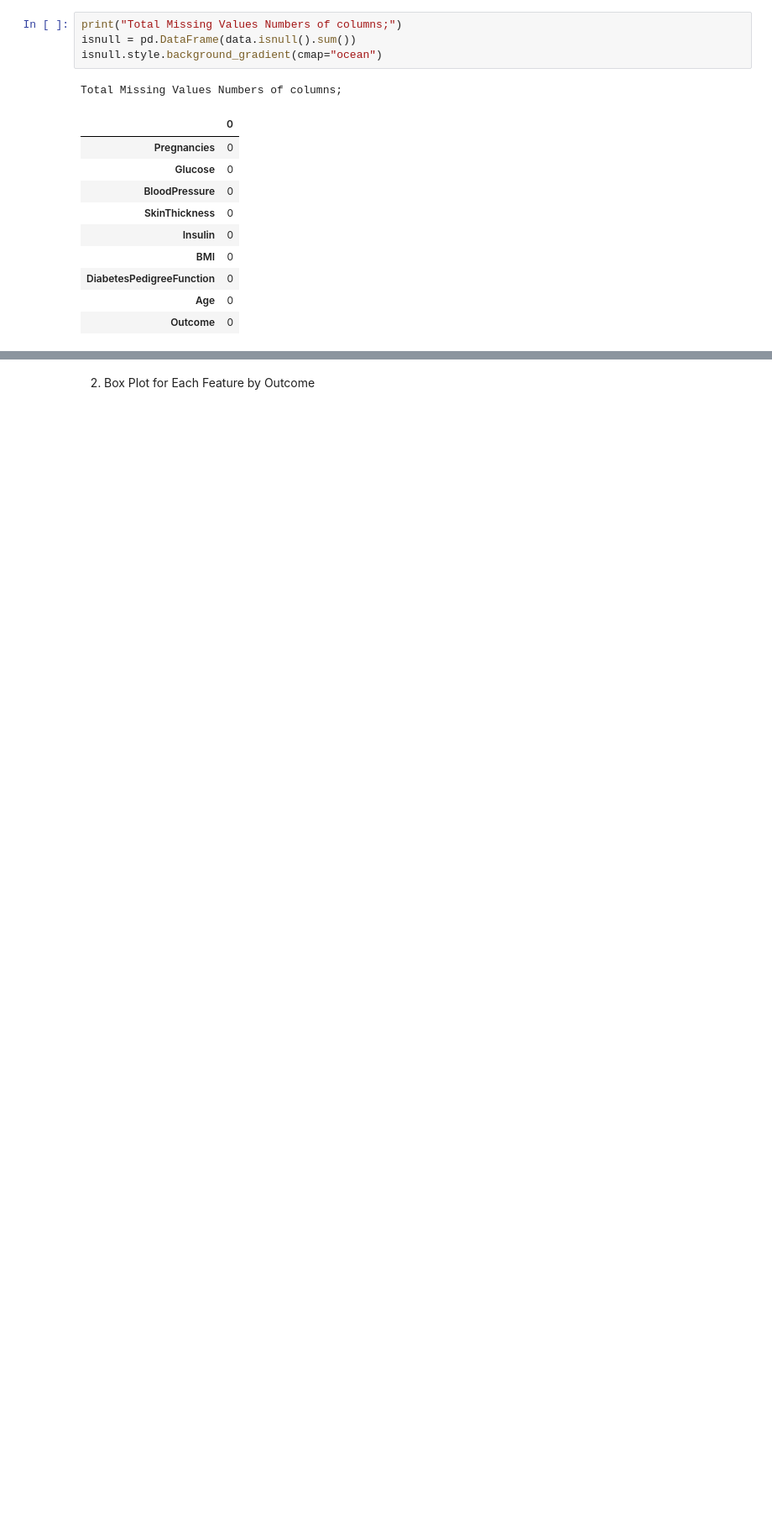
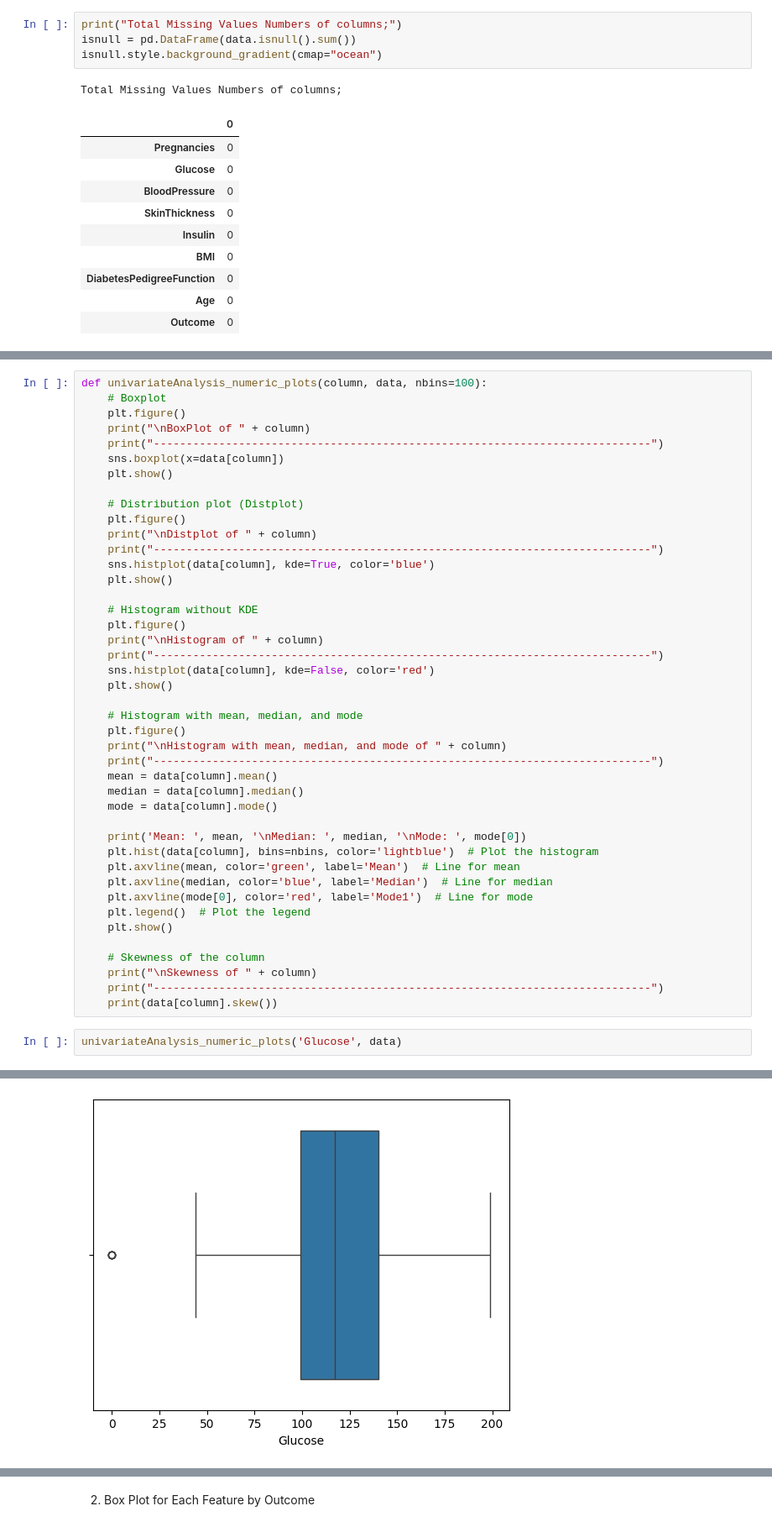
Before and after one commit to nawaf-alageel/Data-analysis-2, a Jupyter notebook: Naive_Bayes_Classifier/naive_bayes_classifier.ipynb, the cells around one changed output, grey strips where cells are left out. Shown at 84% size. Saved outputs shown, nothing was run; the diff lists cells and outputs as text; blank space fills up the shorter version.

```diff
--- a/Naive_Bayes_Classifier/naive_bayes_classifier.ipynb
+++ b/Naive_Bayes_Classifier/naive_bayes_classifier.ipynb
@@ -124,0 +111,46 @@ plt.show()
+# %%
+def univariateAnalysis_numeric_plots(column, data, nbins=100):
+    # Boxplot
+    plt.figure()
+    print("\nBoxPlot of " + column)
+    print("----------------------------------------------------------------------------")
+    sns.boxplot(x=data[column])
+    plt.show()
+
+    # Distribution plot (Distplot)
+    plt.figure()
+    print("\nDistplot of " + column)
+    print("----------------------------------------------------------------------------")
+    sns.histplot(data[column], kde=True, color='blue')
+    plt.show()
+
+    # Histogram without KDE
+    plt.figure()
+    print("\nHistogram of " + column)
+    print("----------------------------------------------------------------------------")
+    sns.histplot(data[column], kde=False, color='red')
+    plt.show()
+
+    # Histogram with mean, median, and mode
+    plt.figure()
+    print("\nHistogram with mean, median, and mode of " + column)
+    print("----------------------------------------------------------------------------")
+    mean = data[column].mean()
+    median = data[column].median()
+    mode = data[column].mode()
+
+    print('Mean: ', mean, '\nMedian: ', median, '\nMode: ', mode[0])
+    plt.hist(data[column], bins=nbins, color='lightblue')  # Plot the histogram
+    plt.axvline(mean, color='green', label='Mean')  # Line for mean
+    plt.axvline(median, color='blue', label='Median')  # Line for median
+    plt.axvline(mode[0], color='red', label='Mode1')  # Line for mode
+    plt.legend()  # Plot the legend
+    plt.show()
+
+    # Skewness of the column
+    print("\nSkewness of " + column)
+    print("----------------------------------------------------------------------------")
+    print(data[column].skew())
+# %%
+univariateAnalysis_numeric_plots('Glucose', data)
+# %% [output]
@@ -124,0 +159 @@ plt.show()
+[figure, added]
```
Also changed, not shown: parts of 31 cells of this notebook.
